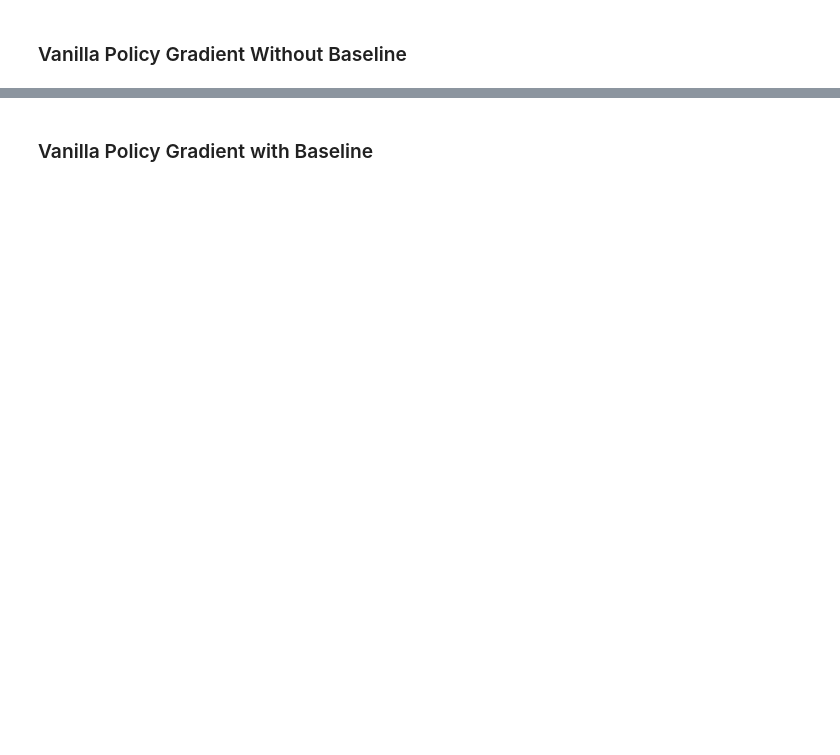
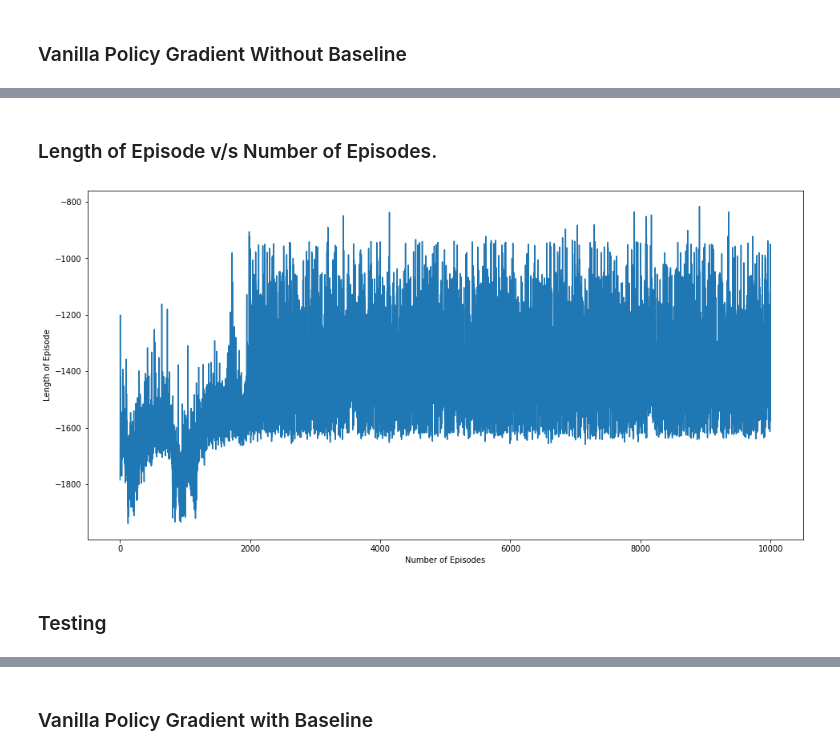
Before and after one commit to batra98/Policy-Gradients, a Jupyter notebook: Policy-Gradient Methods for continuous action spaces.ipynb, the cells around one changed output, grey strips where cells are left out. Cells and saved outputs as stored; diff of their text form; code cells hidden in the pictures; blank space fills up the shorter version.

```diff
--- a/Policy-Gradient Methods for continuous action spaces.ipynb
+++ b/Policy-Gradient Methods for continuous action spaces.ipynb
@@ -80,3 +91,15 @@ plt.show()
+# %% [markdown]
+### Length of Episode v/s Number of Episodes.
+# %%
+plt.figure(figsize = (16,8))
+plt.plot(reward_history)
+plt.ylabel("Length of Episode")
+plt.xlabel("Number of Episodes")
+plt.show()
+# %% [output]
+[figure, added]
+# %% [markdown]
+### Testing
 # %%
 for i in range(10):
     test(agent_VPG_without_baseline,env,False)
```
Also changed, not shown: parts of 25 cells of this notebook, 3 other files.
